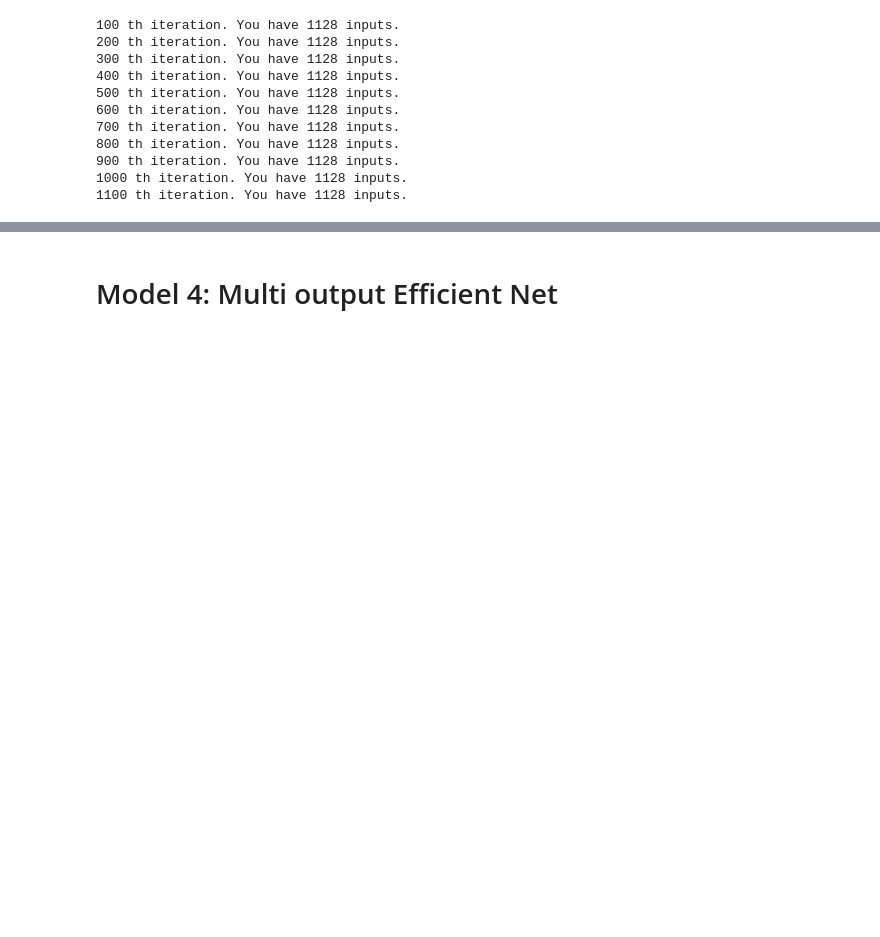
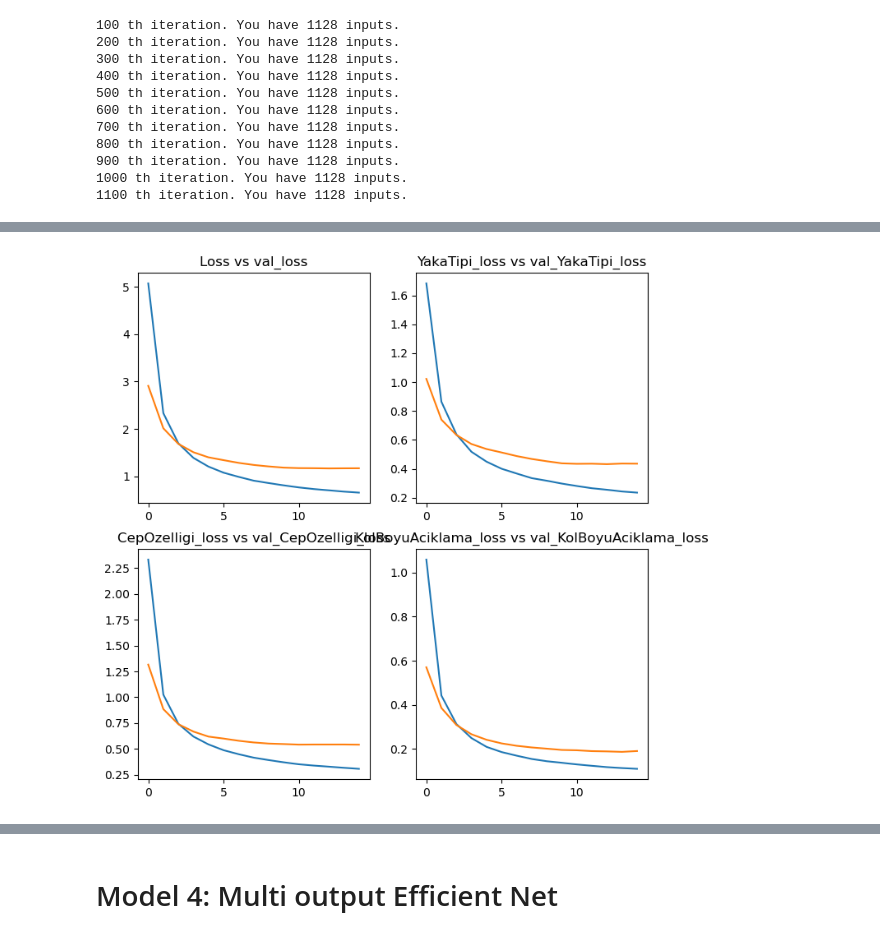
Before and after one commit to melihkacaman/neckline_classifier_Aydinli, a Jupyter notebook: notebooks/04 Range3 Data Model Creation and Data Prep.ipynb, the cells around one changed output, grey strips where cells are left out. Saved outputs shown, nothing was run; the diff lists cells and outputs as text; code cells hidden in the pictures; blank space fills up the shorter version.

```diff
--- a/notebooks/04 Range3 Data Model Creation and Data Prep.ipynb
+++ b/notebooks/04 Range3 Data Model Creation and Data Prep.ipynb
@@ -1119,0 +1162,23 @@ model_3.history.history
+# %%
+from matplotlib import pyplot as plt
+
+def eval_mult_loss(history):
+    figure, axis = plt.subplots(2, 2, figsize=(8,8))
+
+    axis[0,0].set_title("Loss vs val_loss")
+    axis[0,0].plot(pd.DataFrame(history)[["loss", "val_loss"]])
+
+    axis[0,1].set_title("YakaTipi_loss vs val_YakaTipi_loss")
+    axis[0,1].plot(pd.DataFrame(history)[["YakaTipi_loss", "val_YakaTipi_loss"]])
+
+    axis[1,0].set_title("CepOzelligi_loss vs val_CepOzelligi_loss")
+    axis[1,0].plot(pd.DataFrame(history)[["CepOzelligi_loss", "val_CepOzelligi_loss"]])
+
+    axis[1,1].set_title("KolBoyuAciklama_loss vs val_KolBoyuAciklama_loss")
+    axis[1,1].plot(pd.DataFrame(history)[["KolBoyuAciklama_loss", "val_KolBoyuAciklama_loss"]])
+
+    plt.show()
+
+eval_mult_loss(model_3_history.history)
+# %% [output]
+[figure, added]
```
Also changed, not shown: parts of 32 cells of this notebook.
